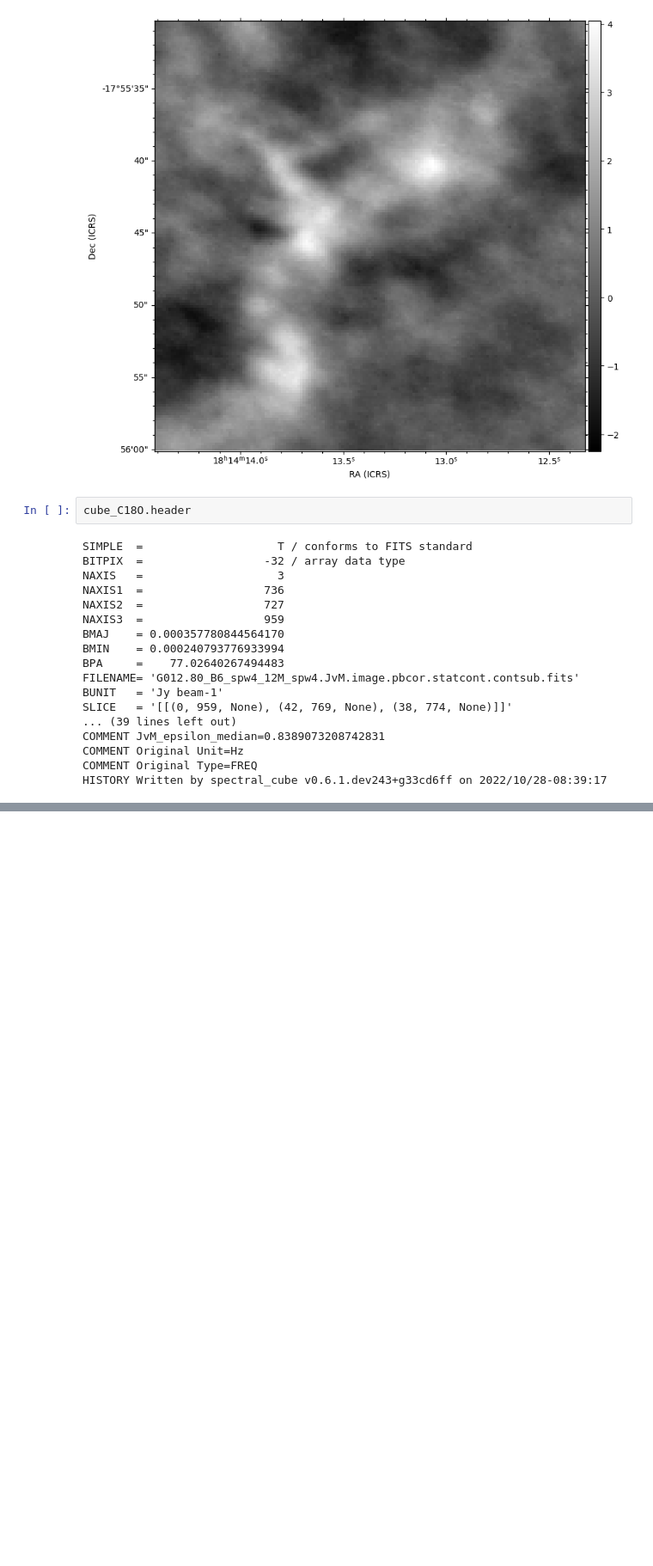
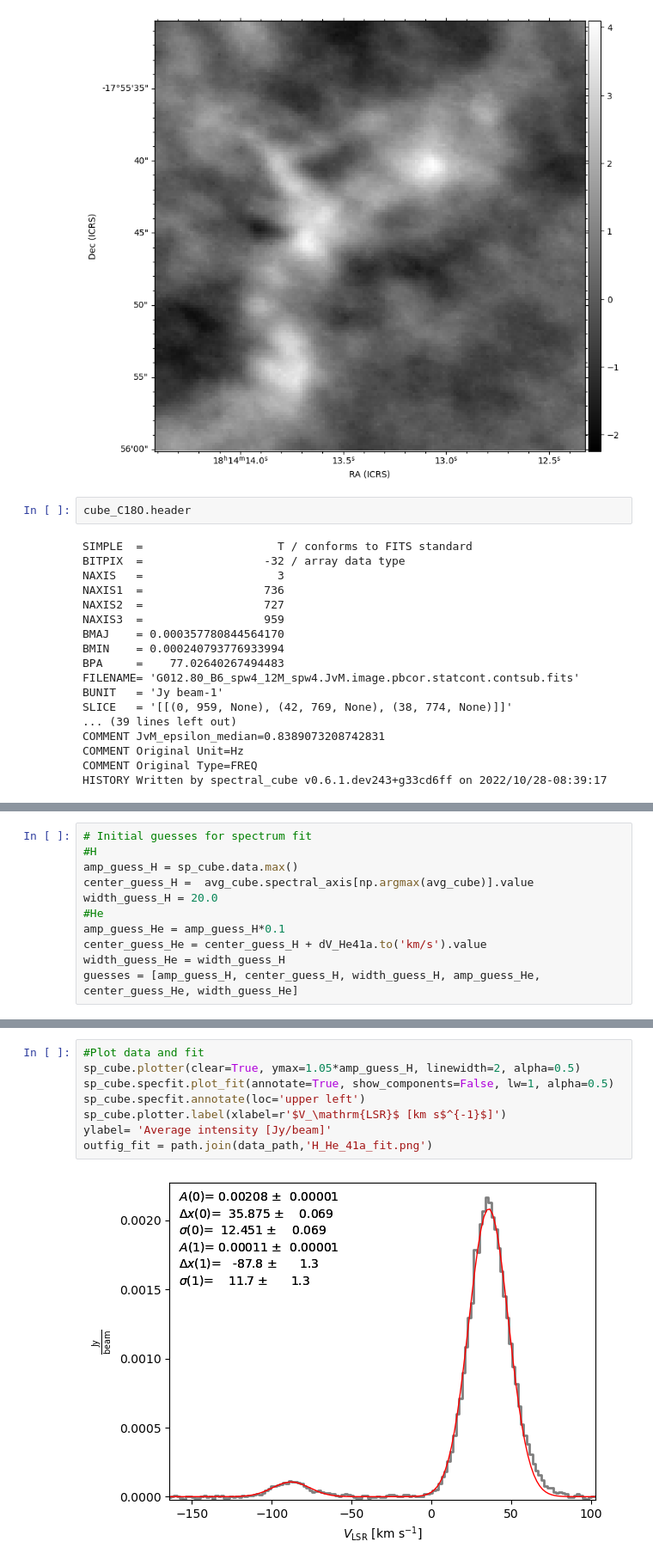
Before and after one commit to rgalvanmadrid/tutorial-Cordoba, a Jupyter notebook: LineExample-ALMA-IMF.ipynb, the cells around one changed output, grey strips where cells are left out. Shown at 86% size. Saved outputs shown, nothing was run; the diff lists cells and outputs as text; blank space fills up the shorter version.

```diff
--- a/LineExample-ALMA-IMF.ipynb
+++ b/LineExample-ALMA-IMF.ipynb
@@ -141,0 +183,11 @@ HISTORY Written by spectral_cube v0.6.1.dev243+g33cd6ff on 2022/10/28-08:39:17
+# %%
+# Initial guesses for spectrum fit
+#H
+amp_guess_H = sp_cube.data.max()
+center_guess_H =  avg_cube.spectral_axis[np.argmax(avg_cube)].value
+width_guess_H = 20.0
+#He
+amp_guess_He = amp_guess_H*0.1
+center_guess_He = center_guess_H + dV_He41a.to('km/s').value
+width_guess_He = width_guess_H
+guesses = [amp_guess_H, center_guess_H, width_guess_H, amp_guess_He, center_guess_He, width_guess_He]
@@ -141,0 +217,10 @@ HISTORY Written by spectral_cube v0.6.1.dev243+g33cd6ff on 2022/10/28-08:39:17
+# %%
+#Plot data and fit
+sp_cube.plotter(clear=True, ymax=1.05*amp_guess_H, linewidth=2, alpha=0.5)
+sp_cube.specfit.plot_fit(annotate=True, show_components=False, lw=1, alpha=0.5)
+sp_cube.specfit.annotate(loc='upper left')
+sp_cube.plotter.label(xlabel=r'$V_\mathrm{LSR}$ [km s$^{-1}$]')
+ylabel= 'Average intensity [Jy/beam]'
+outfig_fit = path.join(data_path,'H_He_41a_fit.png')
+# %% [output]
+[figure, added]
```
Also changed, not shown: parts of 11 cells of this notebook.
